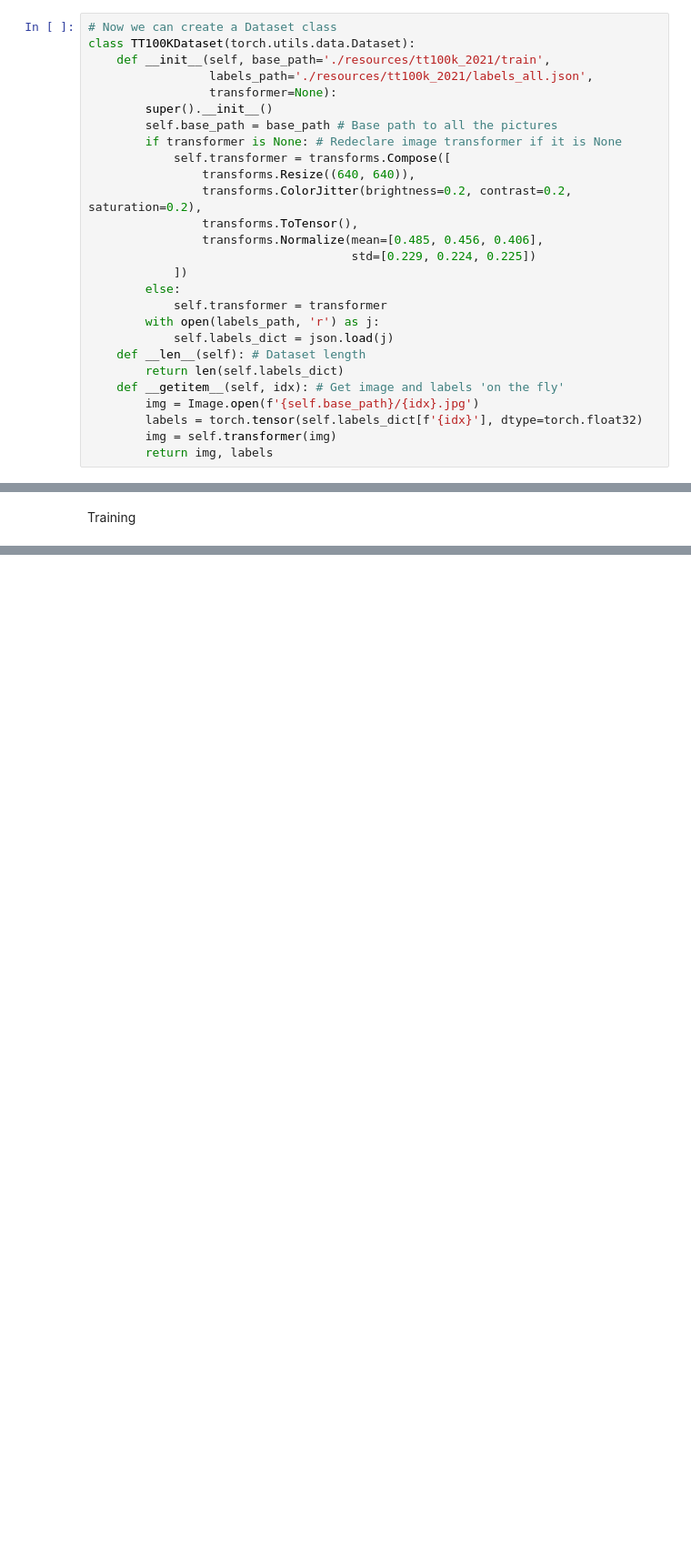
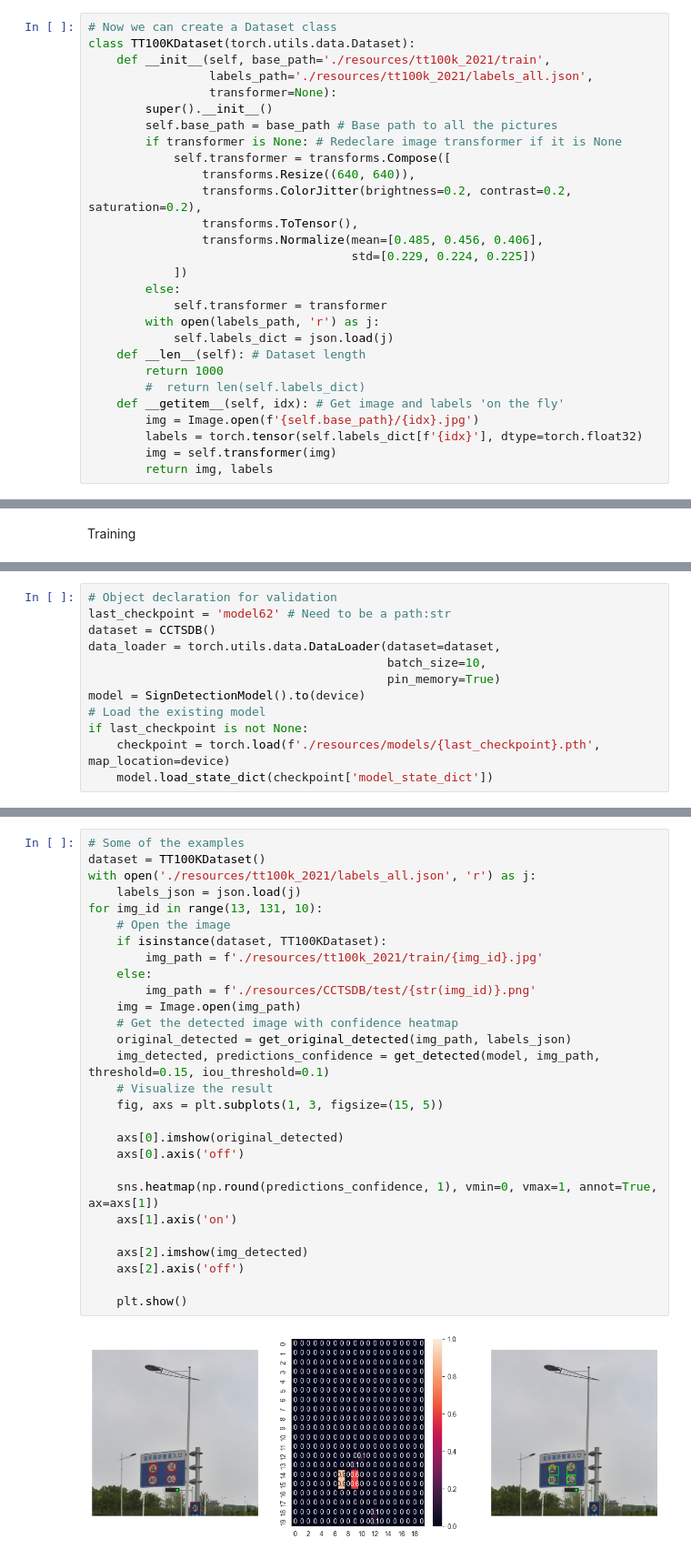
Before and after one commit to Hua1ra/NN_learning, a Jupyter notebook: object_detection/project.ipynb, the cells around one changed output, grey strips where cells are left out. Shown at 91% size. Saved outputs shown, nothing was run; the diff lists cells and outputs as text; blank space fills up the shorter version.

Commit message:
Learning + visualization

```diff
--- a/object_detection/project.ipynb
+++ b/object_detection/project.ipynb
@@ -199,7 +215,8 @@ class TT100KDataset(torch.utils.data.Dataset):
         with open(labels_path, 'r') as j:
             self.labels_dict = json.load(j)
     def __len__(self): # Dataset length
-        return len(self.labels_dict)
+        return 1000
+        #  return len(self.labels_dict)
     def __getitem__(self, idx): # Get image and labels 'on the fly'
         img = Image.open(f'{self.base_path}/{idx}.jpg')
         labels = torch.tensor(self.labels_dict[f'{idx}'], dtype=torch.float32)
@@ -487,0 +711,12 @@ KeyboardInterrupt:
+# %%
+# Object declaration for validation
+last_checkpoint = 'model62' # Need to be a path:str
+dataset = CCTSDB()
+data_loader = torch.utils.data.DataLoader(dataset=dataset,
+                                          batch_size=10,
+                                          pin_memory=True)
+model = SignDetectionModel().to(device)
+# Load the existing model
+if last_checkpoint is not None:
+    checkpoint = torch.load(f'./resources/models/{last_checkpoint}.pth', map_location=device)
+    model.load_state_dict(checkpoint['model_state_dict'])
@@ -487,0 +741,30 @@ KeyboardInterrupt:
+# %%
+# Some of the examples
+dataset = TT100KDataset()
+with open('./resources/tt100k_2021/labels_all.json', 'r') as j:
+    labels_json = json.load(j)
+for img_id in range(13, 131, 10):
+    # Open the image
+    if isinstance(dataset, TT100KDataset):
+        img_path = f'./resources/tt100k_2021/train/{img_id}.jpg'
+    else:
+        img_path = f'./resources/CCTSDB/test/{str(img_id)}.png'
+    img = Image.open(img_path)
+    # Get the detected image with confidence heatmap
+    original_detected = get_original_detected(img_path, labels_json)
+    img_detected, predictions_confidence = get_detected(model, img_path, threshold=0.15, iou_threshold=0.1)
+    # Visualize the result
+    fig, axs = plt.subplots(1, 3, figsize=(15, 5))
+
+    axs[0].imshow(original_detected)
+    axs[0].axis('off')
+
+    sns.heatmap(np.round(predictions_confidence, 1), vmin=0, vmax=1, annot=True, ax=axs[1])
+    axs[1].axis('on')
+
+    axs[2].imshow(img_detected)
+    axs[2].axis('off')
+
+    plt.show()
+# %% [output]
+[figure, added]
```
Also changed, not shown: parts of 25 cells of this notebook.
